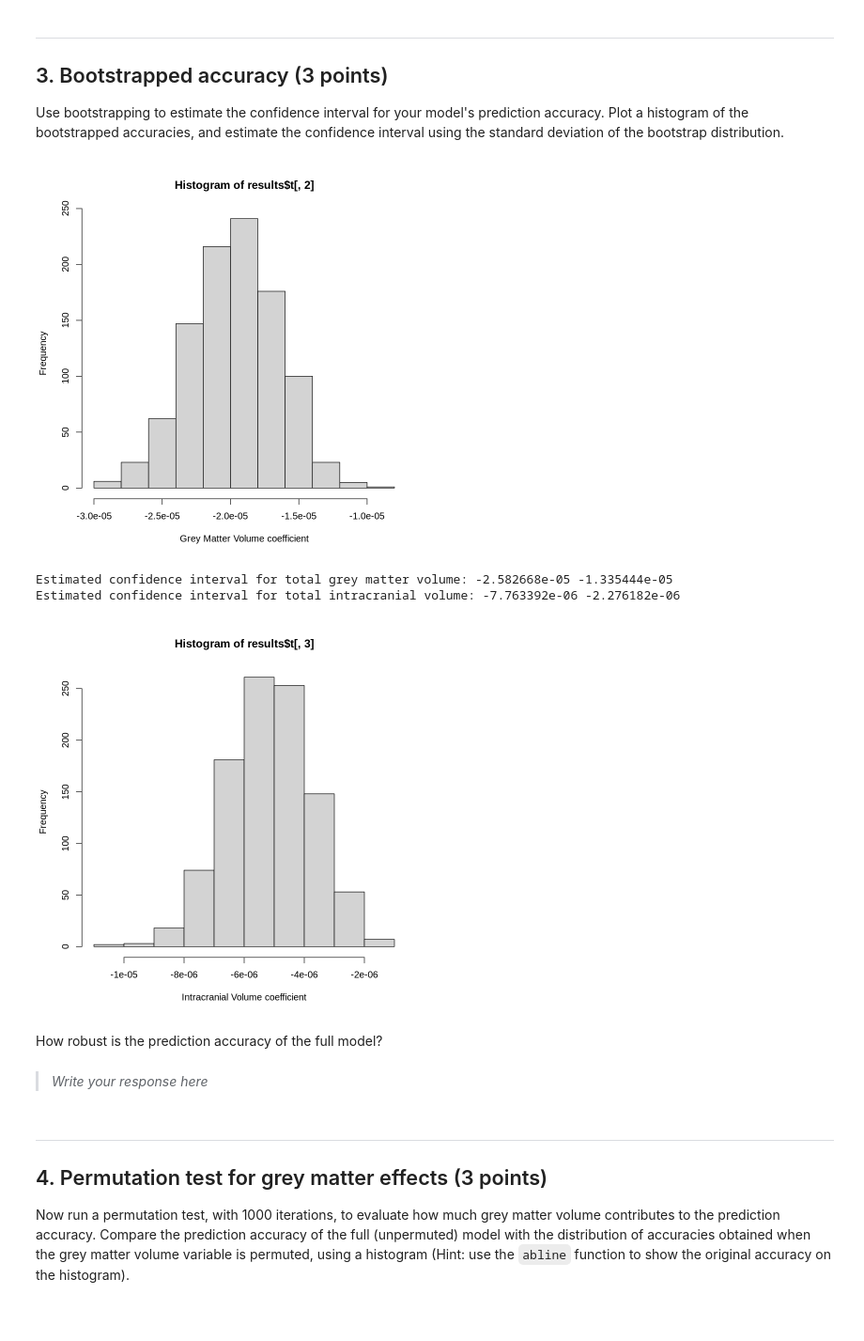
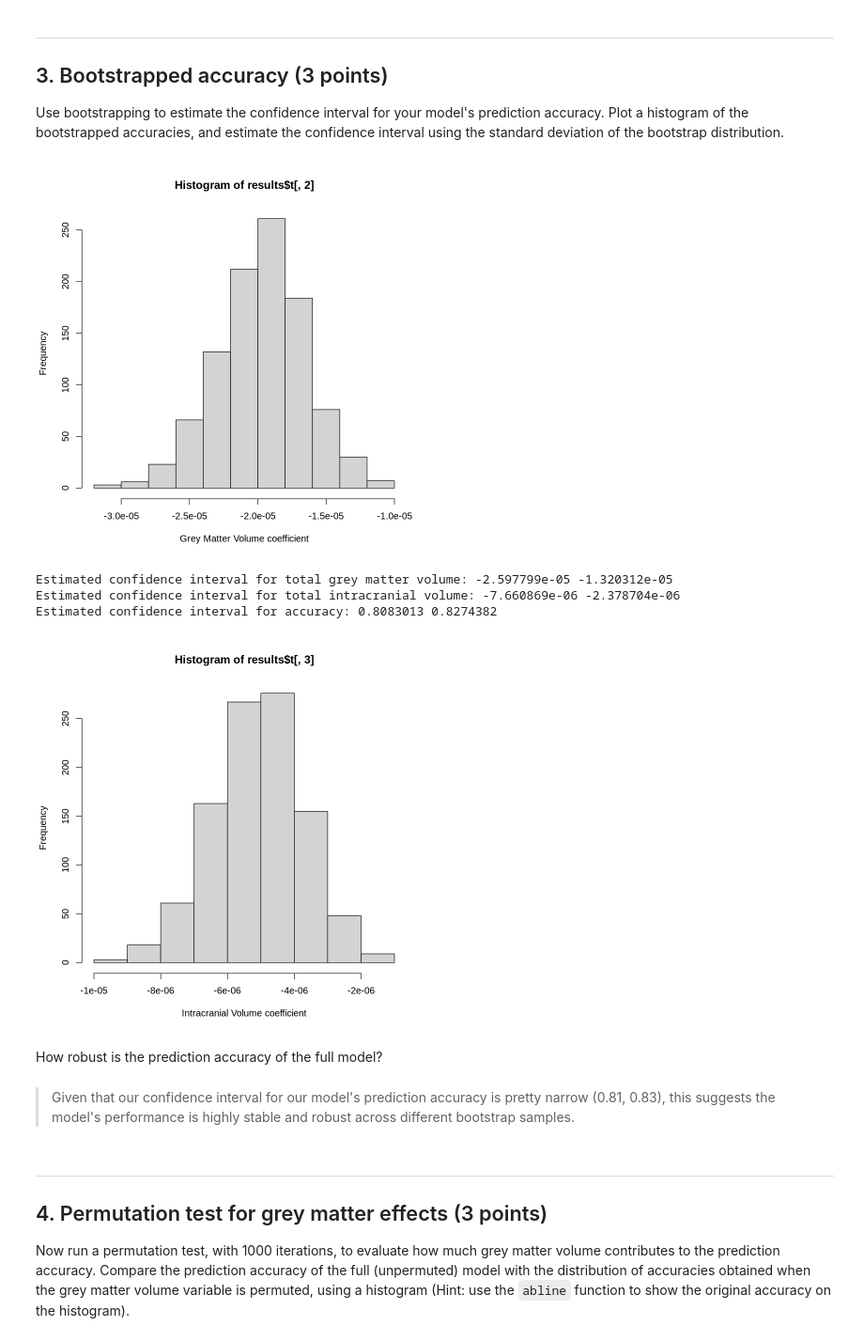
Before and after one commit to moloruns/Olorunsola_DSPN_S26, a Jupyter notebook: Exercise13.ipynb, the cells around one changed output. Shown at 94% size. Drawn from its saved outputs; the diff is of its cells as text; code cells hidden in the pictures; blank space fills up the shorter version.

```diff
--- a/Exercise13.ipynb
+++ b/Exercise13.ipynb
@@ -91,11 +101,12 @@ Which factors are significantly associated with gender?
 # %% [markdown]
 (b) Estimate the prediction accuracy of your model (Note: this is the training set accuracy). Set your prediction threshold to 0.5.
 # %%
-preds <- predict(mod, type = "response")
+preds <- predict(mod, d1, type = "response")
 
 d1$pred <- ifelse(preds > 0.5, "F", "M")
 
-mean(d1$pred == d1$Gender)
+acc <- mean(d1$pred == d1$Gender)
+acc
 # %% [output]
 [1] 0.8203055
 # %% [markdown]
@@ -111,34 +122,50 @@ Use bootstrapping to estimate the confidence interval for your model's predictio
 # %%
 library(boot)
 
 boot.fn <- function(data, index){
+
     return(coef(glm(formula = GenderBin ~ FS_Total_GM_Vol + FS_IntraCranial_Vol +
-    FS_Tot_WM_Vol, family = "binomial", data = data, subset = index)))}
+    FS_Tot_WM_Vol, family = "binomial", data = data, subset = index)))
+    }
+
+boot.acc <- function(data, index){
+
+    boot.mod <- glm(formula = GenderBin ~ FS_Total_GM_Vol + FS_IntraCranial_Vol +
+    FS_Tot_WM_Vol, family = "binomial", data = data, subset = index)
+
+    preds <- predict(boot.mod, data, type = "response")
+    pred.class <- ifelse(preds > 0.5, "F", "M")
+    return(mean(pred.class == data$Gender))
+    }
 
 results <- boot(d1, boot.fn, R = 1000)
 
 # grey matter
 hist(results$t[,2], xlab="Grey Matter Volume coefficient")
 
 # intracranial
 hist(results$t[,3], xlab="Intracranial Volume coefficient")
 
 conf_calc <- function(est, sd){
     return(c(est - 1.96 * sd, est + 1.96 * sd))
 }
 
+accuracy <- boot(d1, boot.acc, R = 1000)
+
 cat("Estimated confidence interval for total grey matter volume:", conf_calc(coef(mod)[2], sd(results$t[,2])), "\n")
 cat("Estimated confidence interval for total intracranial volume:", conf_calc(coef(mod)[3], sd(results$t[,3])), "\n")
+cat("Estimated confidence interval for accuracy:", conf_calc(mean(accuracy$t), sd(accuracy$t)), "\n")
 # %% [output]
-[figure, old version]
+[figure, new version]
-Estimated confidence interval for total grey matter volume: -2.582668e-05 -1.335444e-05
-Estimated confidence interval for total intracranial volume: -7.763392e-06 -2.276182e-06
+Estimated confidence interval for total grey matter volume: -2.597799e-05 -1.320312e-05
+Estimated confidence interval for total intracranial volume: -7.660869e-06 -2.378704e-06
+Estimated confidence interval for accuracy: 0.8083013 0.8274382
-[figure, old version]
+[figure, new version]
 # %% [markdown]
 How robust is the prediction accuracy of the full model?
-# %% [markdown]
-> *Write your response here*
->
+# %% [markdown]
+> Given that our confidence interval for our model's prediction accuracy is pretty narrow (0.81, 0.83), this suggests the model's performance is highly stable and robust across different bootstrap samples.
+>
 # %% [markdown]
 ---
 ## 4. Permutation test for grey matter effects (3 points)
```
Also changed, not shown: parts of 9 cells of this notebook.
